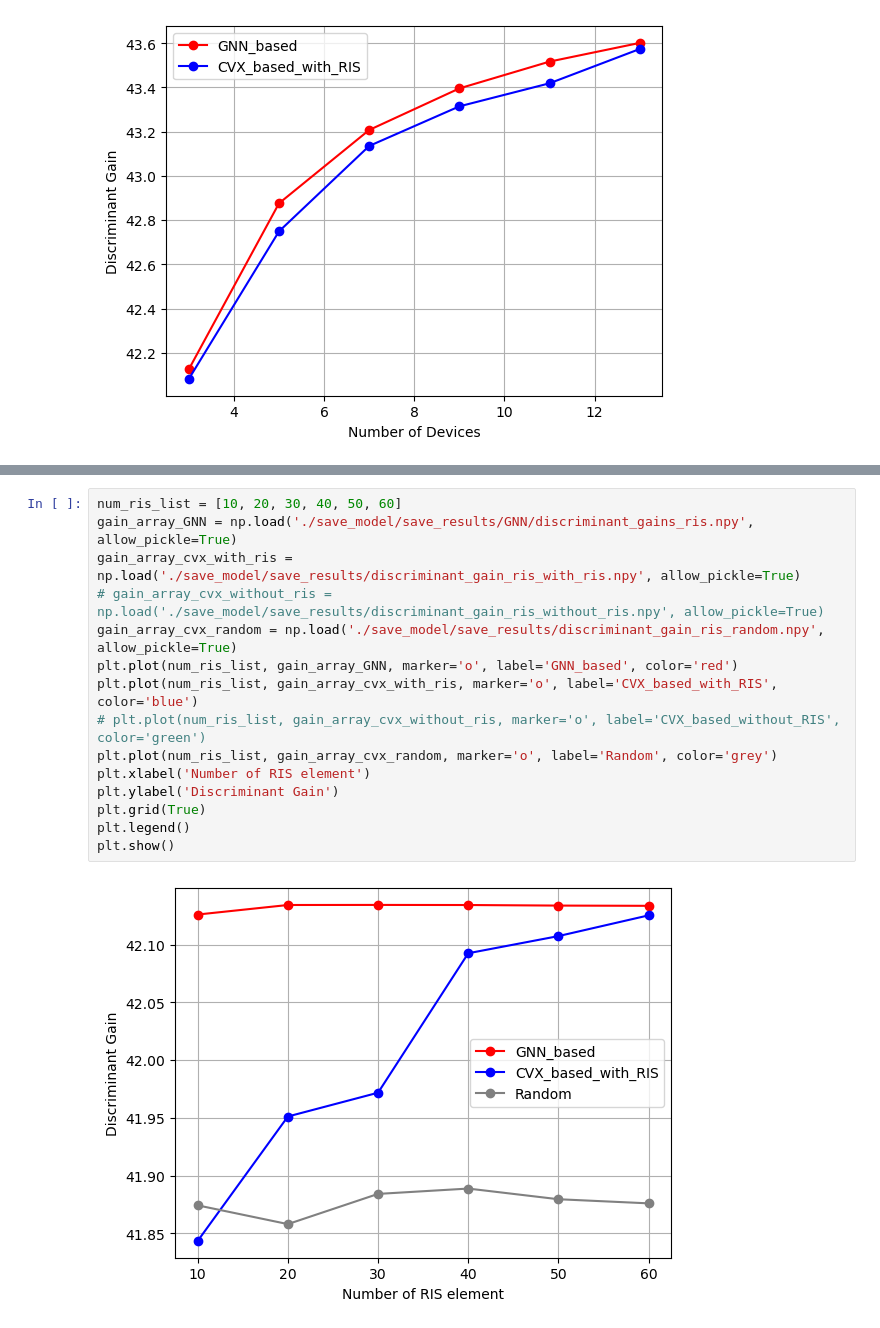
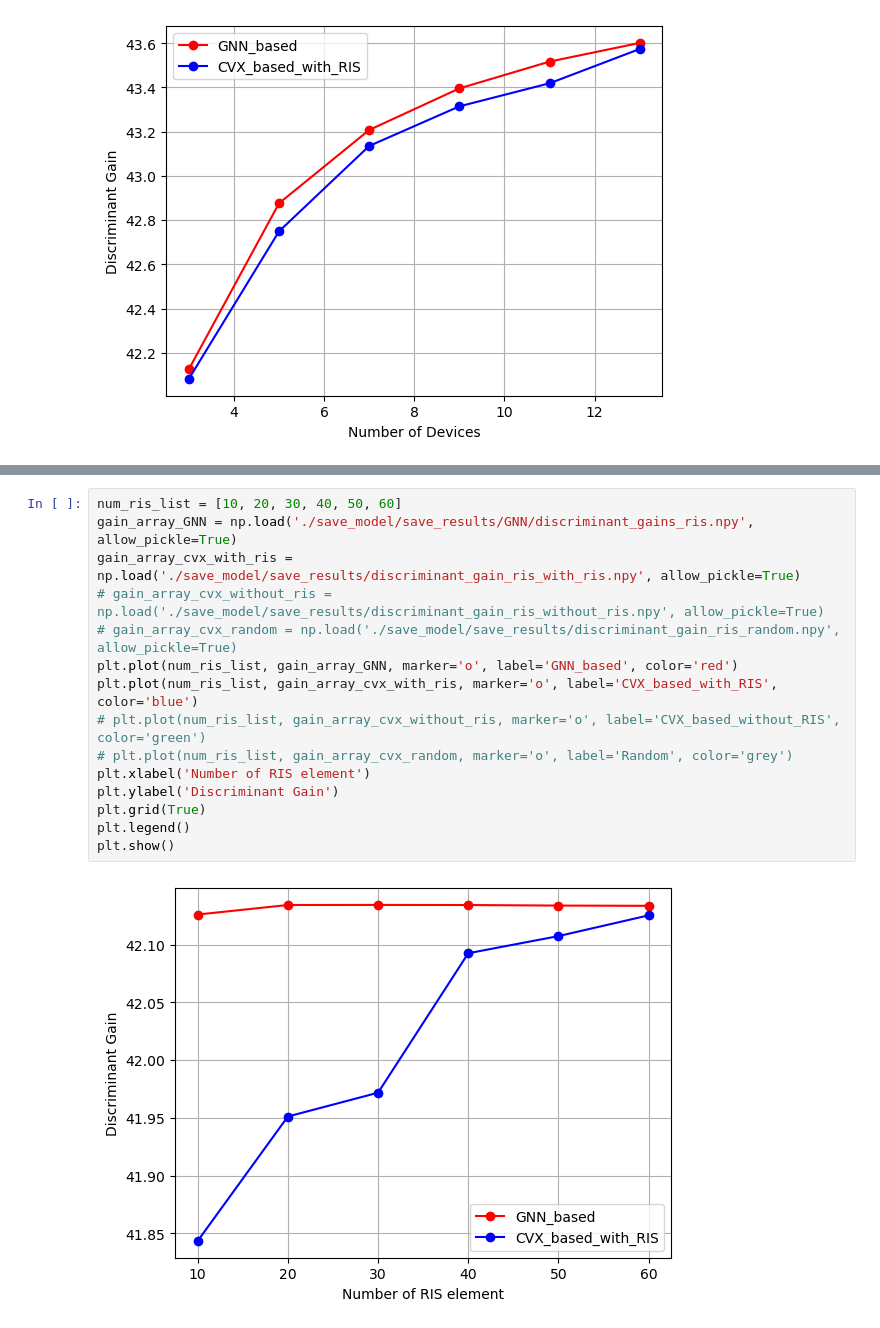
Before and after one commit to YuLong4/GNN-AirComp-RIS, a Jupyter notebook: drafts.ipynb, the cells around one changed output, grey strips where cells are left out. Cells and saved outputs as stored; diff of their text form.

```diff
--- a/drafts.ipynb
+++ b/drafts.ipynb
@@ -38,17 +38,17 @@ plt.show()
 # %%
 num_ris_list = [10, 20, 30, 40, 50, 60]
 gain_array_GNN = np.load('./save_model/save_results/GNN/discriminant_gains_ris.npy', allow_pickle=True)
 gain_array_cvx_with_ris = np.load('./save_model/save_results/discriminant_gain_ris_with_ris.npy', allow_pickle=True)
 # gain_array_cvx_without_ris = np.load('./save_model/save_results/discriminant_gain_ris_without_ris.npy', allow_pickle=True)
-gain_array_cvx_random = np.load('./save_model/save_results/discriminant_gain_ris_random.npy', allow_pickle=True)
+# gain_array_cvx_random = np.load('./save_model/save_results/discriminant_gain_ris_random.npy', allow_pickle=True)
 plt.plot(num_ris_list, gain_array_GNN, marker='o', label='GNN_based', color='red')
 plt.plot(num_ris_list, gain_array_cvx_with_ris, marker='o', label='CVX_based_with_RIS', color='blue')
 # plt.plot(num_ris_list, gain_array_cvx_without_ris, marker='o', label='CVX_based_without_RIS', color='green')
-plt.plot(num_ris_list, gain_array_cvx_random, marker='o', label='Random', color='grey')
+# plt.plot(num_ris_list, gain_array_cvx_random, marker='o', label='Random', color='grey')
 plt.xlabel('Number of RIS element')
 plt.ylabel('Discriminant Gain')
 plt.grid(True)
 plt.legend()
 plt.show()
 # %% [output]
-[figure, old version]
+[figure, new version]
```
Also changed, not shown: parts of 1 cell of this notebook, 5 other files.
